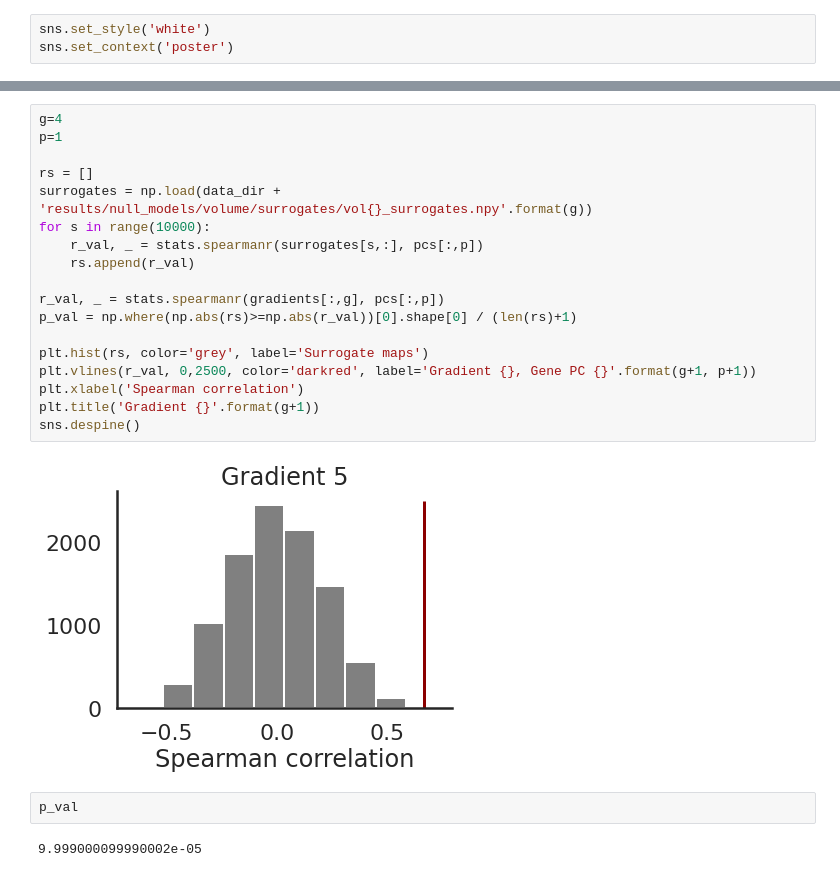
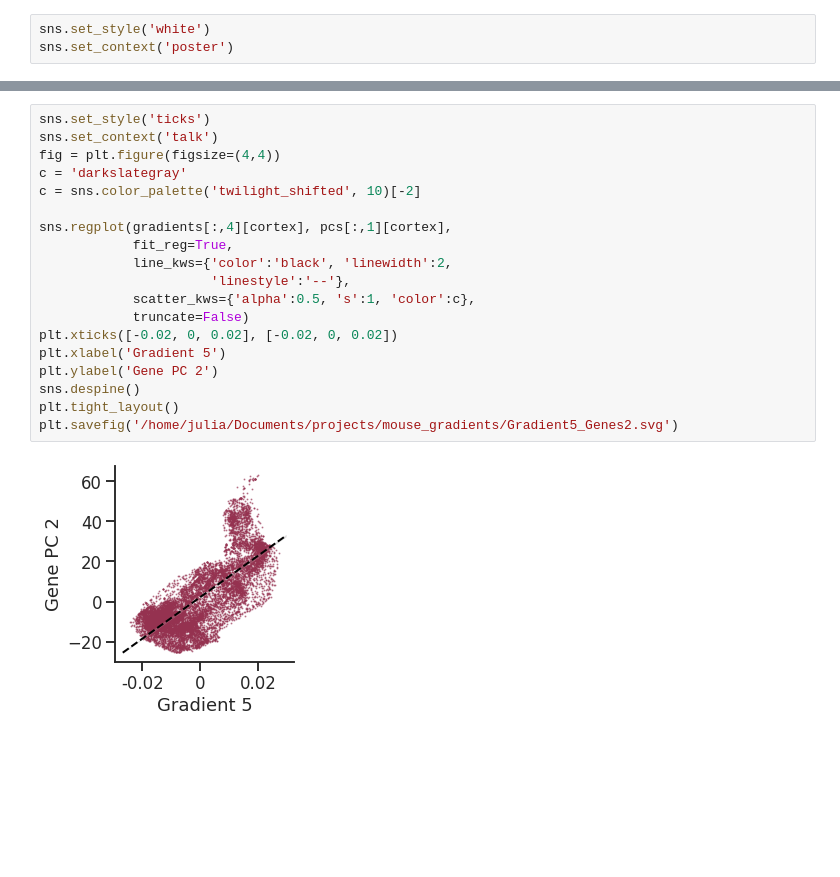
Before and after one commit to juhuntenburg/mouse_gradients, a Jupyter notebook: 07_Gene_expression.ipynb, the cells around one changed output, grey strips where cells are left out. Saved outputs shown, nothing was run; the diff lists cells and outputs as text; blank space fills up the shorter version.

```diff
--- a/07_Gene_expression.ipynb
+++ b/07_Gene_expression.ipynb
@@ -300,24 +279,21 @@ p_val
-# %%
-g=4
-p=1
-
-rs = []
-surrogates = np.load(data_dir + 'results/null_models/volume/surrogates/vol{}_surrogates.npy'.format(g))
-for s in range(10000):
-    r_val, _ = stats.spearmanr(surrogates[s,:], pcs[:,p])
-    rs.append(r_val)
-
-r_val, _ = stats.spearmanr(gradients[:,g], pcs[:,p])
-p_val = np.where(np.abs(rs)>=np.abs(r_val))[0].shape[0] / (len(rs)+1)
-
-plt.hist(rs, color='grey', label='Surrogate maps')
-plt.vlines(r_val, 0,2500, color='darkred', label='Gradient {}, Gene PC {}'.format(g+1, p+1))
-plt.xlabel('Spearman correlation')
-plt.title('Gradient {}'.format(g+1))
-sns.despine()
-# %% [output]
-[figure, removed]
-# %%
-p_val
-# %% [output]
-9.999000099990002e-05
+# %%
+sns.set_style('ticks')
+sns.set_context('talk')
+fig = plt.figure(figsize=(4,4))
+c = 'darkslategray'
+c = sns.color_palette('twilight_shifted', 10)[-2]
+
+sns.regplot(gradients[:,4][cortex], pcs[:,1][cortex],
+            fit_reg=True,
+            line_kws={'color':'black', 'linewidth':2,
+                      'linestyle':'--'},
+            scatter_kws={'alpha':0.5, 's':1, 'color':c},
+            truncate=False)
+plt.xticks([-0.02, 0, 0.02], [-0.02, 0, 0.02])
+plt.xlabel('Gradient 5')
+plt.ylabel('Gene PC 2')
+sns.despine()
+plt.tight_layout()
+plt.savefig('/home/julia/Documents/projects/mouse_gradients/Gradient5_Genes2.svg')
+# %% [output]
+[figure, added]
```
Also changed, not shown: parts of 11 cells of this notebook, 10 other files.
